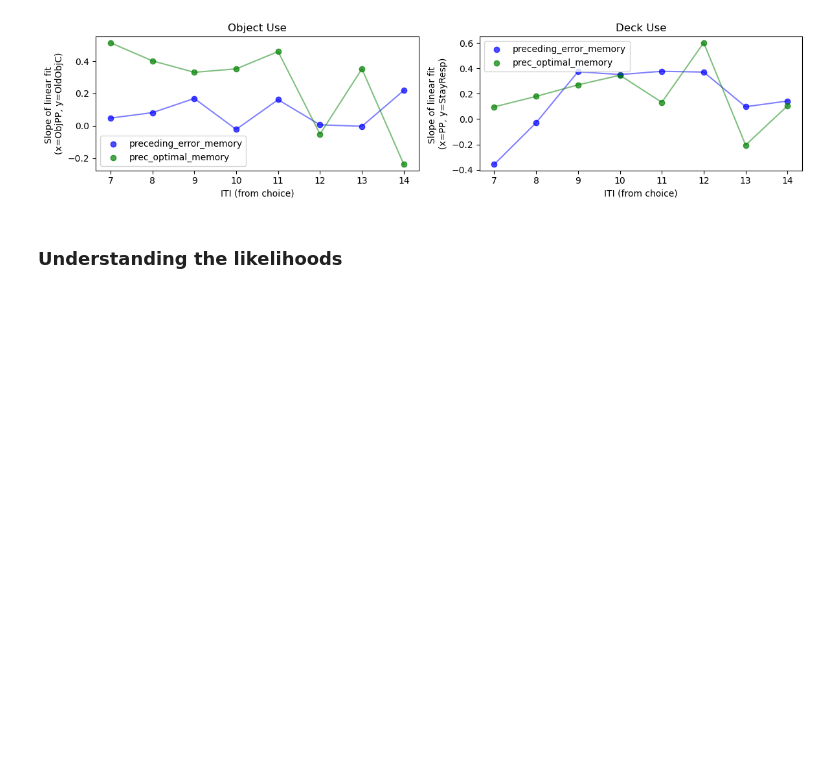
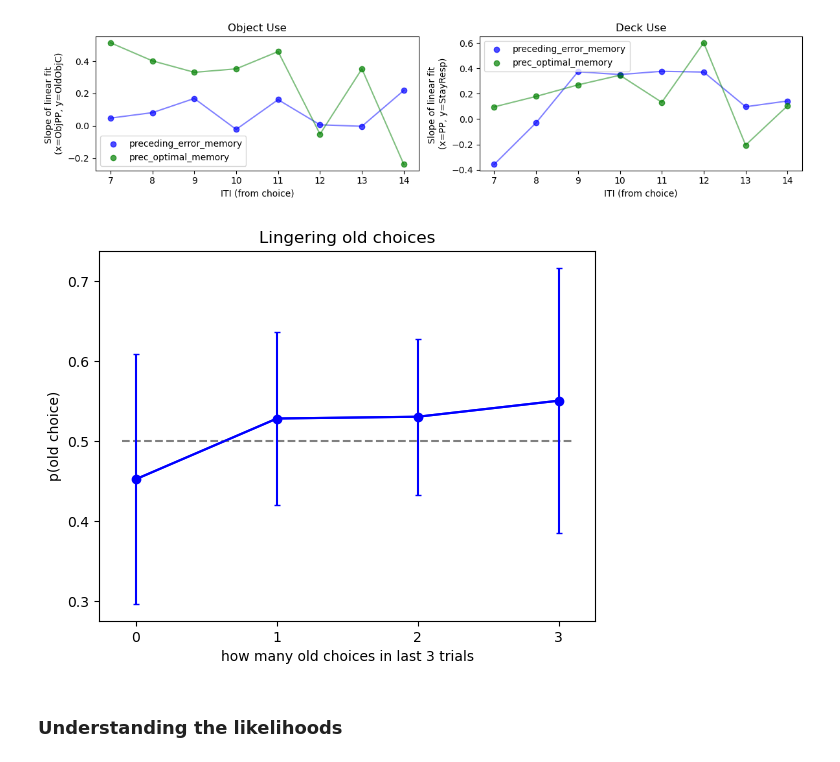
Before and after one commit to csiyer/hybrid_rl, a Jupyter notebook: fmri_analysis/behavior.ipynb, the cells around one changed output. Cells and saved outputs as stored; diff of their text form; code cells hidden in the pictures; blank space fills up the shorter version.

```diff
--- a/fmri_analysis/behavior.ipynb
+++ b/fmri_analysis/behavior.ipynb
@@ -409,6 +573,36 @@ pf.plot_lingering_modes_iti(data, from_choice_or_fb='choice', oldnew_vs_newnew=F
 # %% [output]
 [figure]
 [figure]
+# %%
+p_old = []
+for sub in data.Sub.unique():
+    subdata = data[data.Sub == sub]
+    sub_old = [0,0,0,0]
+    totals = [0,0,0,0]
+    for i,row in subdata.iterrows():
+        if i > 2:
+            if row.OldT==1:
+                sum_prev_old = data.OldT.iloc[i-3:i].sum()
+                totals[sum_prev_old] += 1
+                if row.OldObjC==1:
+                    sub_old[sum_prev_old] += 1
+    sub_pold = np.array(sub_old) / np.array(totals)
+    p_old.append(sub_pold)
+
+p_old = np.array(p_old)
+
+plt.figure()
+plt.title('Lingering old choices')
+plt.plot(np.mean(p_old, axis=0), color='blue', label='old choice')
+plt.plot([-0.1,1,2,3.1],[0.5,0.5,0.5,0.5], color='gray', linestyle='--')
+plt.scatter([0,1,2,3], np.mean(p_old, axis=0), color='blue')
+plt.errorbar(x = [0,1,2,3], y=np.mean(p_old, axis=0), yerr=np.std(p_old, axis=0), capsize=2, color='blue')
+plt.xlabel('how many old choices in last 3 trials')
+plt.xticks([0,1,2,3])
+plt.ylabel('p(old choice)')
+plt.show()
+# %% [output]
+[figure, added]
 # %% [markdown]
 ### Understanding the likelihoods
 # %%
```
Also changed, not shown: parts of 18 cells of this notebook, 13 other files.
